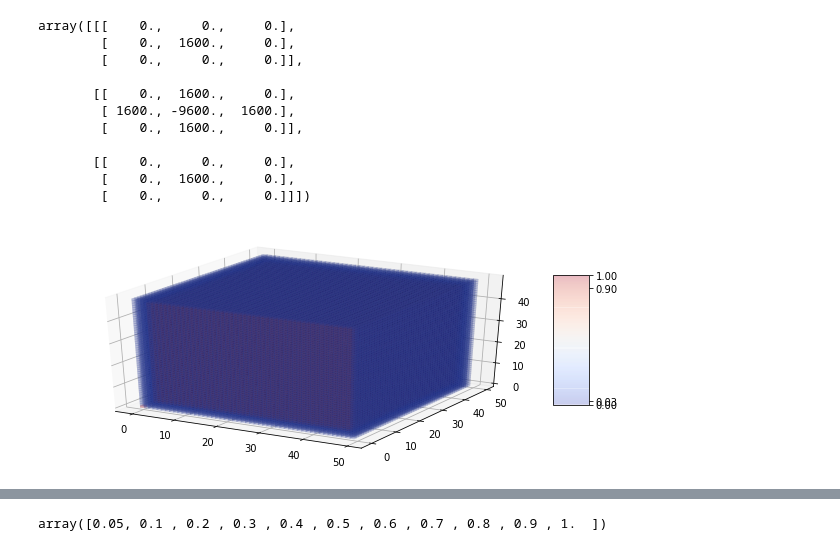
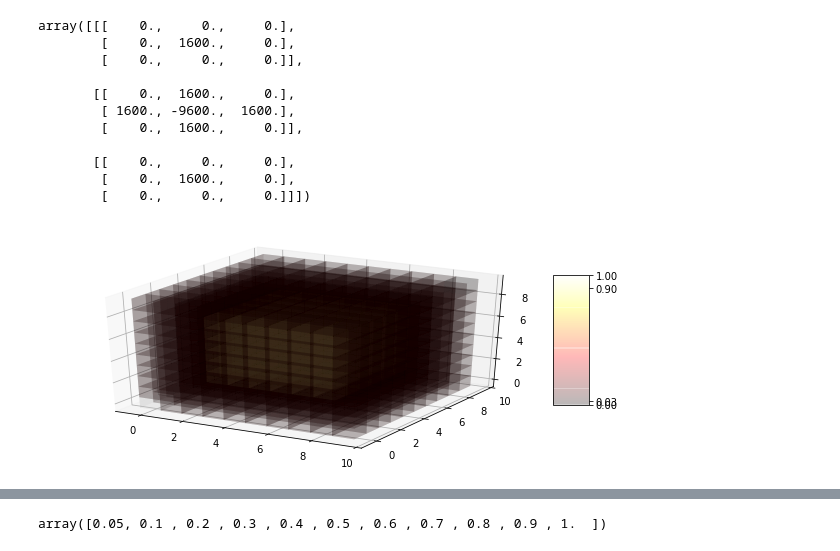
Before and after one commit to thoangtrvn/CSD_Modeling, a Jupyter notebook: CSD_3D_model.ipynb, the cells around one changed output, grey strips where cells are left out. Cells and saved outputs as stored; diff of their text form; code cells hidden in the pictures.

```diff
--- a/CSD_3D_model.ipynb
+++ b/CSD_3D_model.ipynb
@@ -73,14 +73,14 @@ array([[[    0.,     0.,     0.],
 # %%
 from mpl_toolkits.mplot3d import Axes3D
 # %%
-L = np.copy(K[:,:,:])
+L = np.copy(K[20:30,20:30,20:30])
 L[0,0,0] = 1
-L[49,49,49]=0
-L[2:48,2:48,2:48] = 0.9
+L[9,9,9]=0
+L[2:8,2:8,2:8] = 0.9
 # %%
 fig = plt.figure(figsize=(10,4))
 ax = fig.add_axes([0.1, 0.1, 0.7, 0.8], projection='3d')
 ax_cb = fig.add_axes([0.8, 0.3, 0.05, 0.45])
-plotMatrix(ax, range(50), range(50), range(50),L, cmap="coolwarm", cax = ax_cb)
+plotMatrix(ax, range(10), range(10), range(10),L, cmap="hot", cax = ax_cb)
 # %% [output]
-[figure, old version]
+[figure, new version]
```
Also changed, not shown: parts of 34 cells of this notebook.
